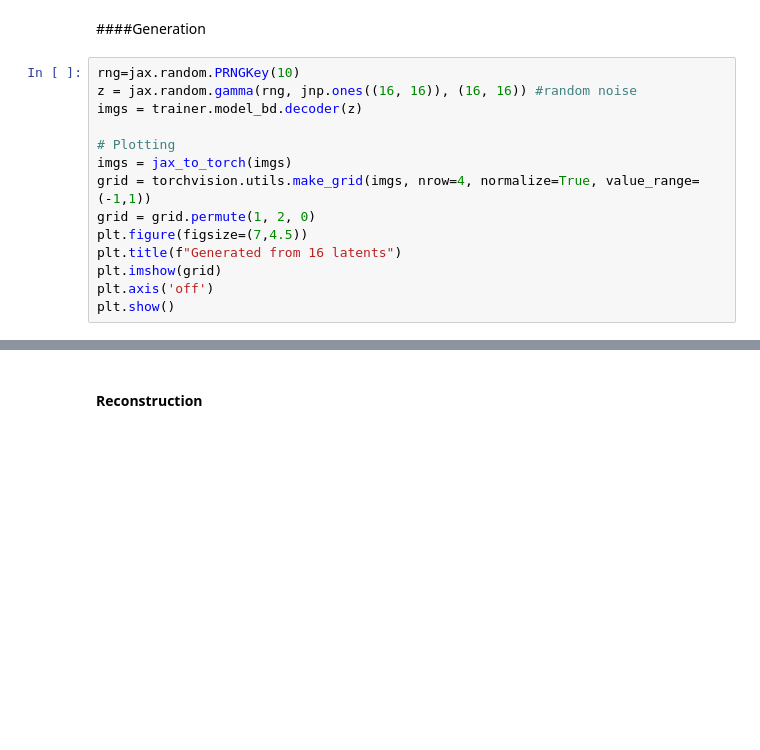
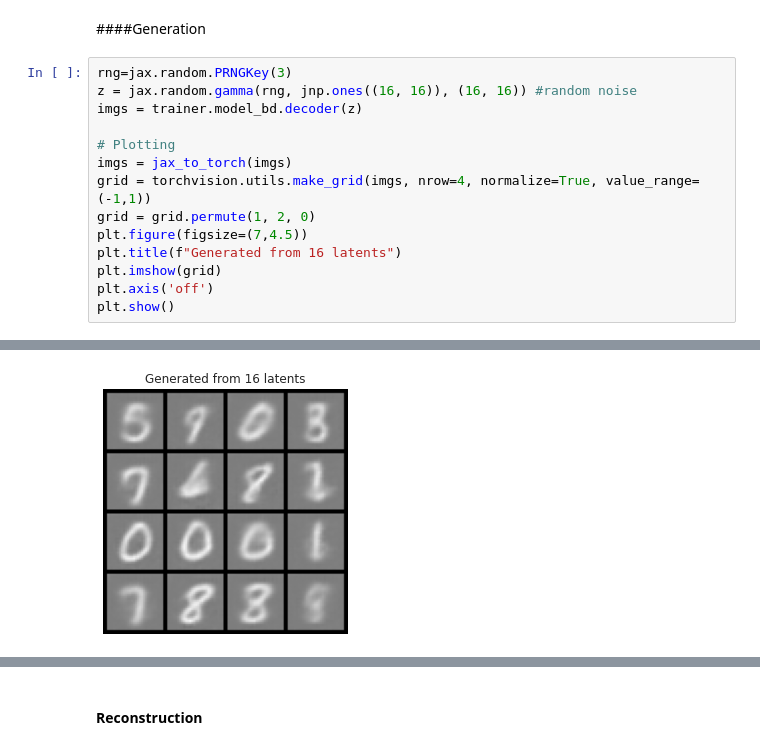
Before and after one commit to intsystems/BMM, a Jupyter notebook: lab2/BarabanshchikovaTask2.ipynb, the cells around one changed output, grey strips where cells are left out. Drawn from its saved outputs; the diff is of its cells as text; blank space fills up the shorter version.

```diff
--- a/lab2/BarabanshchikovaTask2.ipynb
+++ b/lab2/BarabanshchikovaTask2.ipynb
@@ -595,7 +594,7 @@ trainer.model_bd = trainer.model.bind({'params': trainer.state.params})
 # %% [markdown]
 ####Generation
 # %%
-rng=jax.random.PRNGKey(10)
+rng=jax.random.PRNGKey(3)
 z = jax.random.gamma(rng, jnp.ones((16, 16)), (16, 16)) #random noise
 imgs = trainer.model_bd.decoder(z)
 
@@ -613 +611,2 @@ plt.show()
+[figure, added]
 # %%
```
Also changed, not shown: parts of 32 cells of this notebook.
